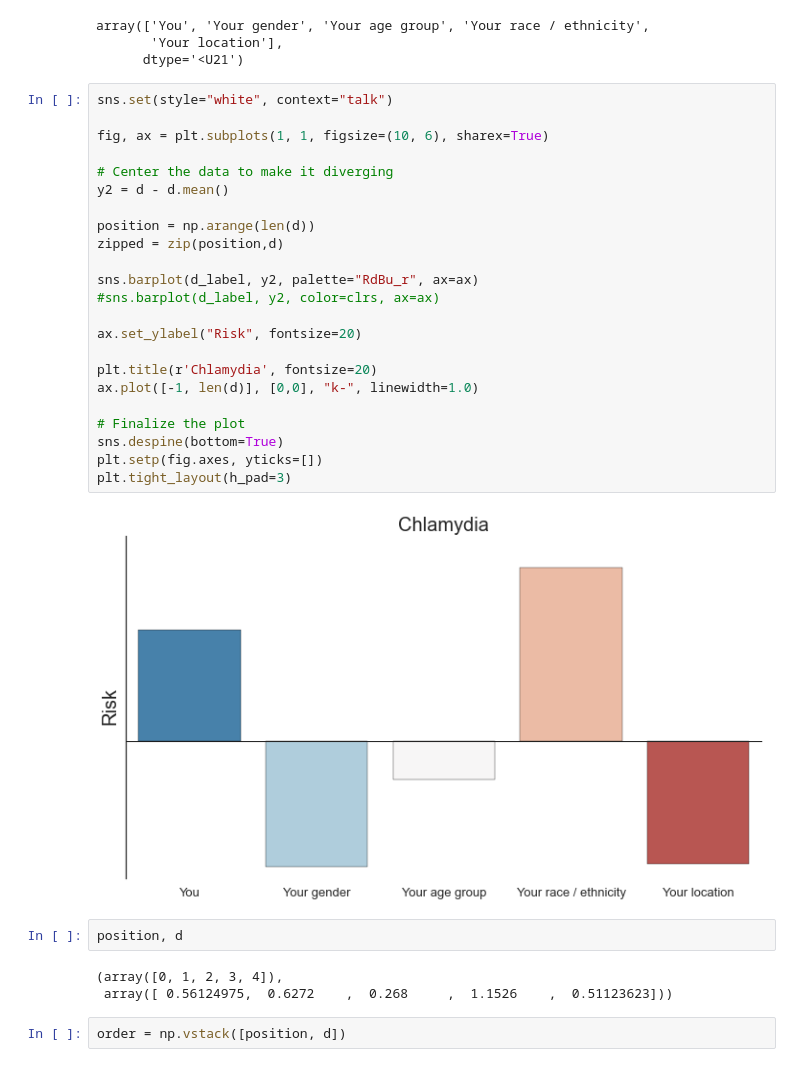
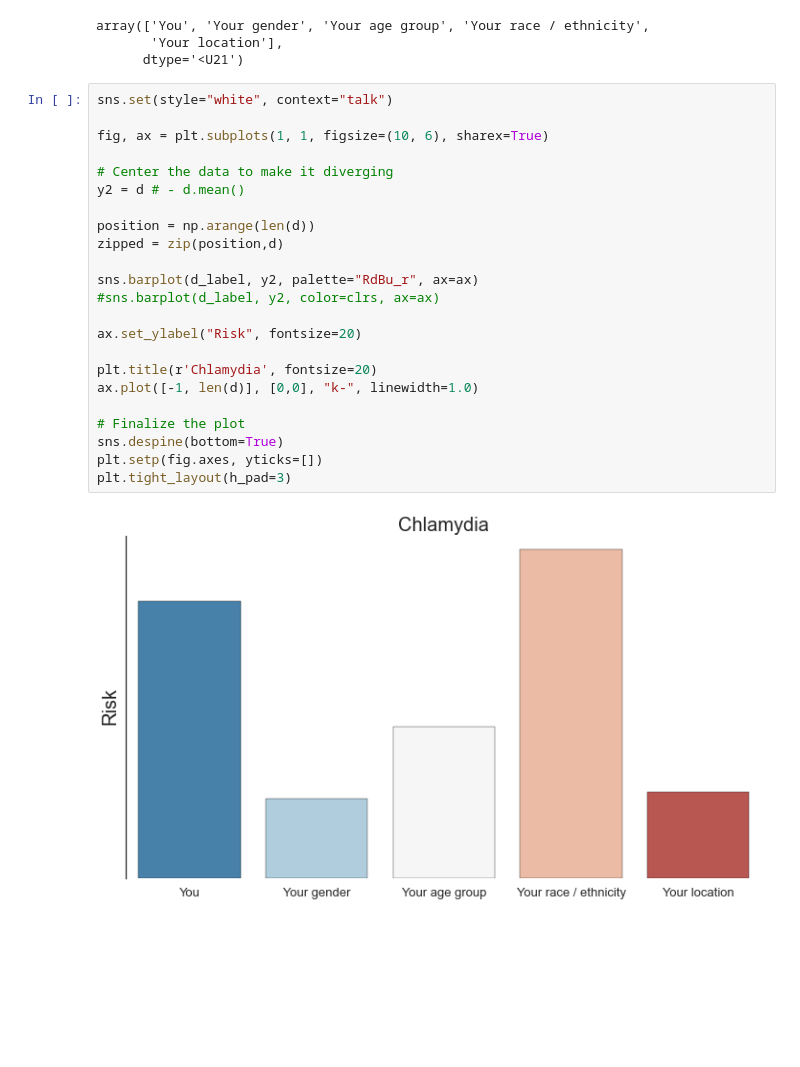
Before and after one commit to ahwkuepper/stdme, a Jupyter notebook: code/app_model_chlamydia.ipynb, the cells around one changed output. Cells and saved outputs as stored; diff of their text form; blank space fills up the shorter version.

Commit message:
added STD description and new format of plots

```diff
--- a/code/app_model_chlamydia.ipynb
+++ b/code/app_model_chlamydia.ipynb
@@ -463,32 +463,25 @@ array(['You', 'Your gender', 'Your age group', 'Your race / ethnicity',
 # %%
 sns.set(style="white", context="talk")
 
 fig, ax = plt.subplots(1, 1, figsize=(10, 6), sharex=True)
 
 # Center the data to make it diverging
-y2 = d - d.mean()
+y2 = d # - d.mean()
 
 position = np.arange(len(d))
 zipped = zip(position,d)
 
 sns.barplot(d_label, y2, palette="RdBu_r", ax=ax)
 #sns.barplot(d_label, y2, color=clrs, ax=ax)
 
 ax.set_ylabel("Risk", fontsize=20)
 
 plt.title(r'Chlamydia', fontsize=20)
 ax.plot([-1, len(d)], [0,0], "k-", linewidth=1.0)
 
 # Finalize the plot
 sns.despine(bottom=True)
 plt.setp(fig.axes, yticks=[])
 plt.tight_layout(h_pad=3)
 # %% [output]
-[figure, old version]
+[figure, new version]
-# %%
-position, d
-# %% [output]
-(array([0, 1, 2, 3, 4]),
- array([ 0.56124975,  0.6272    ,  0.268     ,  1.1526    ,  0.51123623]))
-# %%
-order = np.vstack([position, d])
```
Also changed, not shown: parts of 9 cells of this notebook, 12 other files.
